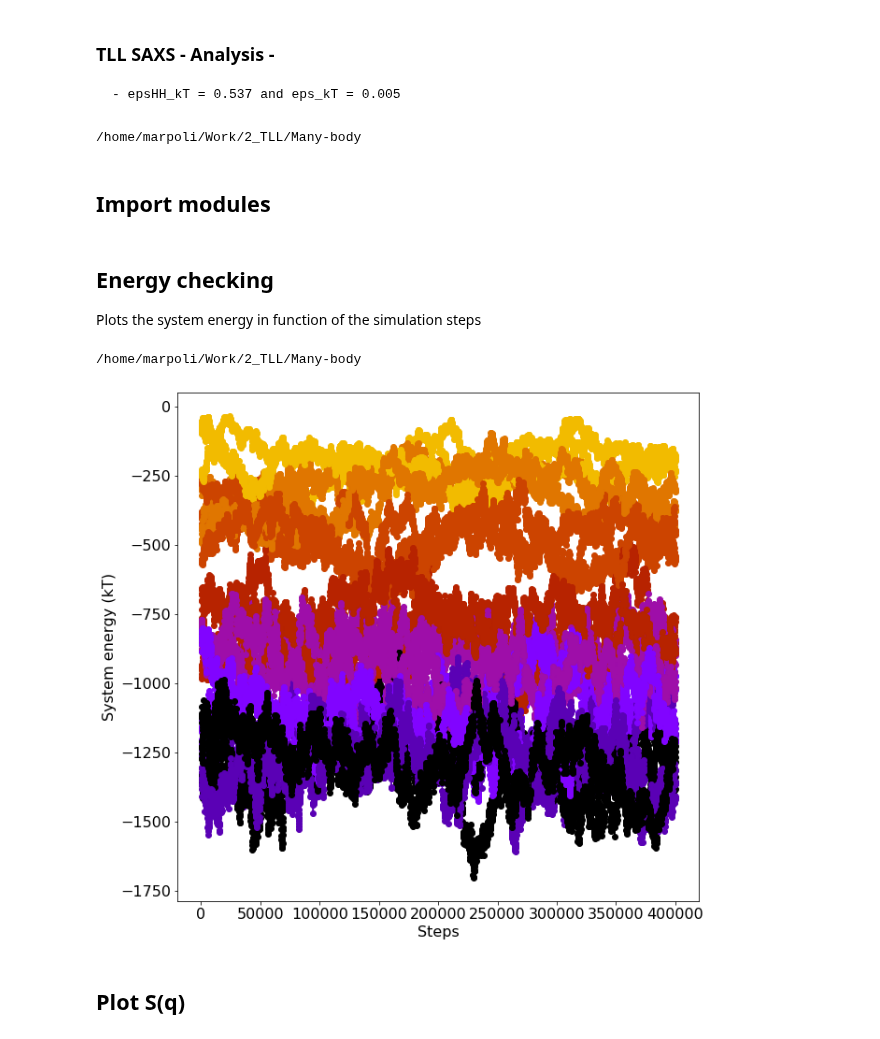
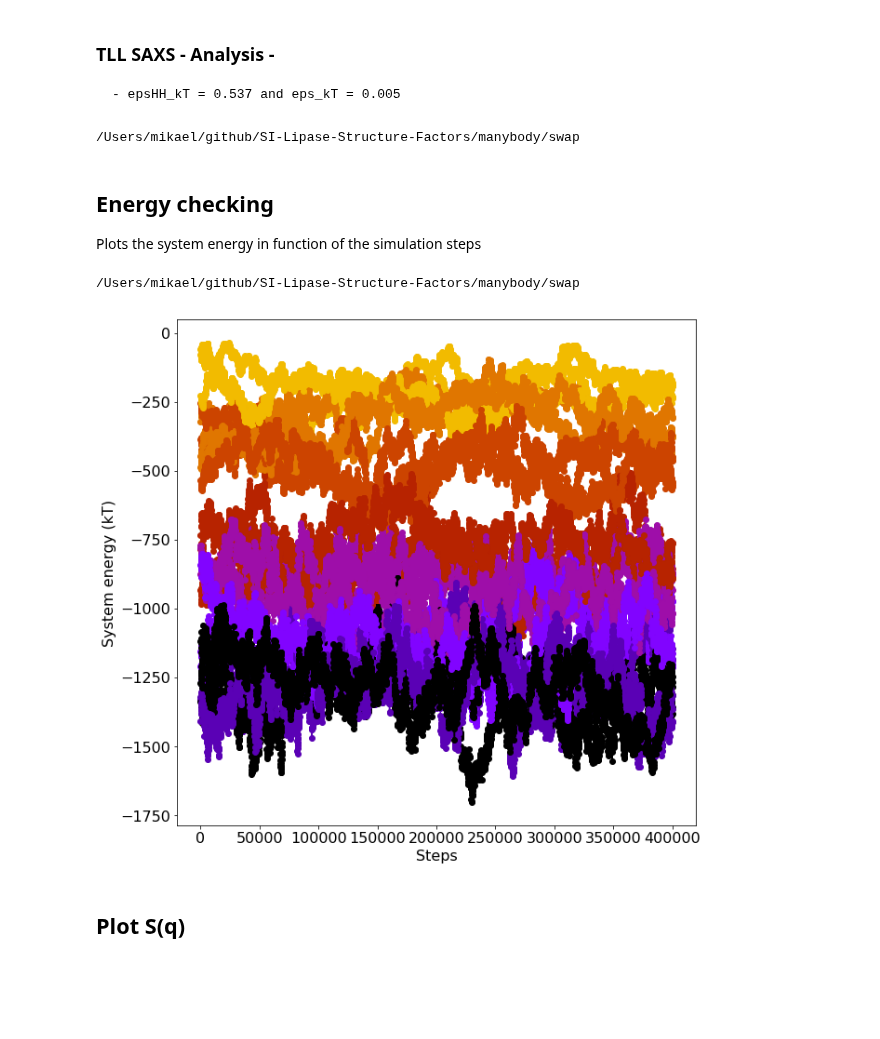
Before and after one commit to mlund/SI-Lipase-Structure-Factors, a Jupyter notebook: manybody/swap/Analysis_eps2.ipynb, the cells around one changed output. Cells and saved outputs as stored; diff of their text form; code cells hidden in the pictures; blank space fills up the shorter version.

```diff
--- a/manybody/swap/Analysis_eps2.ipynb
+++ b/manybody/swap/Analysis_eps2.ipynb
@@ -2,26 +2,12 @@
 ### TLL SAXS - Analysis -
 
     - epsHH_kT = 0.537 and eps_kT = 0.005
-# %%
-#Working directory
-try:
-    workdir
-except NameError:
-    workdir=%pwd
-else:
-    %cd -q $workdir
-
-%cd $workdir/
-# %% [output]
-/home/marpoli/Work/2_TLL/Many-body
-# %% [markdown]
-## Import modules
 # %%
-from __future__ import division, unicode_literals, print_function
 from IPython.display import display, HTML
 import matplotlib as mpl
 import matplotlib.pyplot as plt
 %matplotlib inline
+from cycler import cycler
 import numpy as np, pandas as pd
 import os.path, os, sys, json
 import math
@@ -36,56 +22,52 @@ display(HTML(data="""
     div#maintoolbar-container { width: 100%; }
 </style>
 """))
+
+#Working directory
+try:
+    workdir
+except NameError:
+    workdir=%pwd
+else:
+    %cd -q $workdir
+
+%cd $workdir/
+# %% [output]
+/Users/mikael/github/SI-Lipase-Structure-Factors/manybody/swap
 # %% [markdown]
 ## Energy checking
 
 Plots the system energy in function of the simulation steps
 # %%
-from cycler import cycler
 plt.rcParams.update({'font.size': 16, 'figure.figsize': [10.0, 10.0]})
 colormap = plt.cm.gnuplot_r
 plt.gca().set_prop_cycle('color', plt.cm.gnuplot_r(np.linspace(0.1,1,8)))
-#########################################################################
+%cd $workdir/
 
-#Working directory
-try:
-    workdir
-except NameError:
-    workdir=%pwd
-else:
-    %cd -q $workdir
-
-%cd $workdir/
-###################
-
-
-############################################################
+Mw = 29609.61
 conc_range = [0.34, 0.67, 1.24, 2.47, 3.07, 4.2, 5.6, 6.06]
-Mw = 29609.61
-############################################################
 epsHH_kT = 0.537
 eps_kT = 0.005
-################
 
 for epsHH_kT in [epsHH_kT]:
     for eps_kT in [eps_kT]:
         for mod in [0,1,2]:
             for Cp in conc_range:
-                pfx = str('series2')+'-'+str('close_open')+'-h'+str(epsHH_kT)+'-e'+str(eps_kT)+'-C'+str(Cp)+'-dp'+str(mod)
+                pfx = 'series2-close_open-h{}-e{}-C{}-dp{}'.format(epsHH_kT, eps_kT, Cp, mod)
                 %cd -q $pfx
                 t,e = np.loadtxt("energy.dat",usecols=(0,1),unpack=True)
                 plt.plot(t, e, 'o-', label=str(Cp)+' g/L')
                 plt.xlabel("Steps")
                 plt.ylabel("System energy (kT)")
                 #if mod == 0:
                 #    plt.legend()
                 %cd -q '..'
 
 #plt.savefig('energy_'+str(epsHH_kT)+'-e'+str(eps_kT)+'.png', bbox_inches='tight')
 plt.show()
 # %% [output]
-/home/marpoli/Work/2_TLL/Many-body
+/Users/mikael/github/SI-Lipase-Structure-Factors/manybody/swap
-[figure, old version]
+[figure, new version]
 # %% [markdown]
 ## Plot S(q)
 # %%
```
Also changed, not shown: parts of 5 cells of this notebook.
